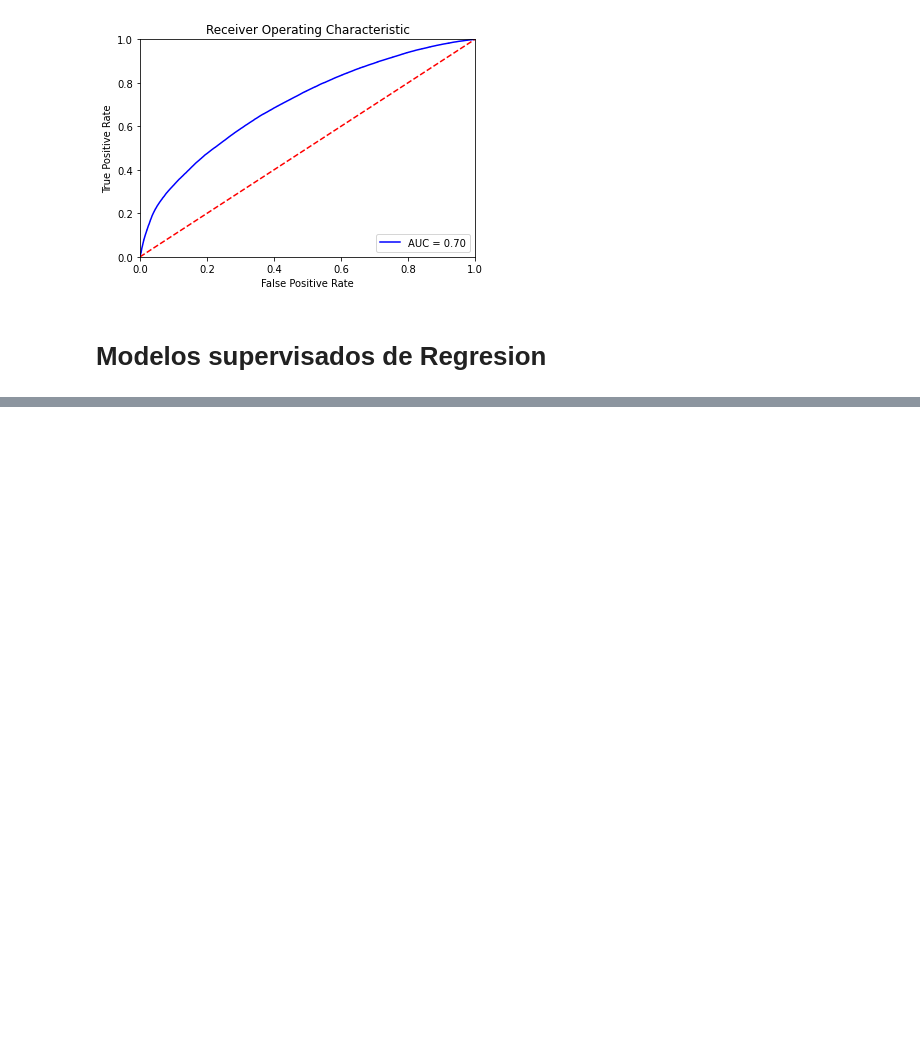
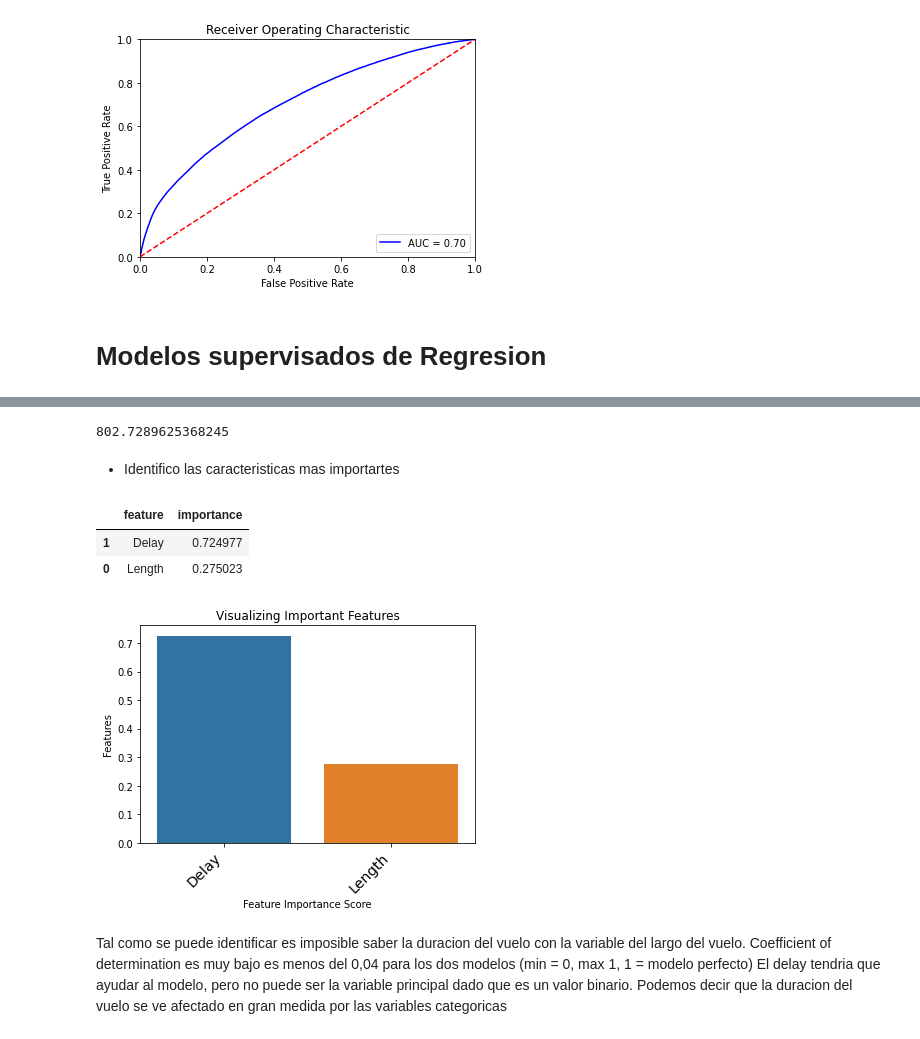
Before and after one commit to nick1287/Airlines, a Jupyter notebook: Airlines+Proyecto_Final.ipynb, the cells around one changed output, grey strips where cells are left out. Saved outputs shown, nothing was run; the diff lists cells and outputs as text; code cells hidden in the pictures; blank space fills up the shorter version.

```diff
--- a/Airlines+Proyecto_Final.ipynb
+++ b/Airlines+Proyecto_Final.ipynb
@@ -791,0 +894,8 @@ AUC for our classifier is: 0.7039728607363336
+# %%
+parameters = {
+    'n_estimators': [100, 200],
+    'max_depth': [3,5]
+}
+regr = RandomForestRegressor(random_state=12)
+
+regressor = GridSearchCV(regr, parameters)
@@ -791,0 +904,2 @@ AUC for our classifier is: 0.7039728607363336
+# %%
+regressor.fit(X_train, y_train)
@@ -791,0 +911,3 @@ AUC for our classifier is: 0.7039728607363336
+# %%
+mejor_modelo = regressor.best_estimator_
+y_test_pred = mejor_modelo.predict(X_test)
@@ -791,0 +963,39 @@ AUC for our classifier is: 0.7039728607363336
+# %%
+df_ovn['Time'].mean()
+# %% [output]
+802.7289625368245
+# %% [markdown]
+* Identifico las caracteristicas mas importartes
+# %%
+# verificar características importantes Random Forest Regressor
+feature_importances_df = pd.DataFrame(
+    {"feature": list(X.columns), "importance": mejor_modelo.feature_importances_}
+).sort_values("importance", ascending=False)
+
+# Mostrar
+feature_importances_df
+# %% [output]
+|  | feature | importance |
+| 1 | Delay | 0.724977 |
+| 0 | Length | 0.275023 |
+# %%
+# visualizar características importantes Random Forest Regressor
+
+# Crear un diagrama de barras
+sns.barplot(x=feature_importances_df['feature'], y=feature_importances_df['importance'])
+# agregar estiquestas
+
+plt.xlabel("Feature Importance Score")
+plt.ylabel("Features")
+plt.title("Visualizing Important Features")
+plt.xticks(
+    rotation=45, horizontalalignment="right", fontweight="light", fontsize="x-large"
+)
+plt.show()
+# %% [output]
+[figure, added]
+# %% [markdown]
+Tal como se puede identificar es imposible saber la duracion del vuelo con la variable del largo del vuelo.
+Coefficient of determination es muy bajo es menos del 0,04 para los dos modelos (min = 0, max 1, 1 = modelo perfecto)
+El delay tendria que ayudar al modelo, pero no puede ser la variable principal dado que es un valor binario.
+Podemos decir que la duracion del vuelo se ve afectado en gran medida por las variables categoricas
```
Also changed, not shown: parts of 38 cells of this notebook.
